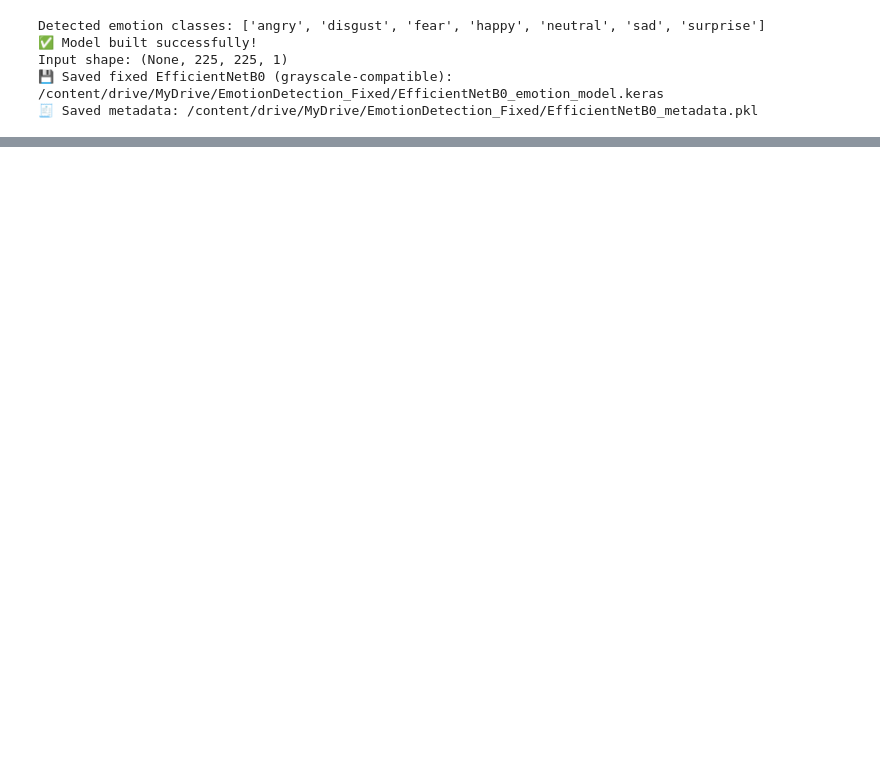
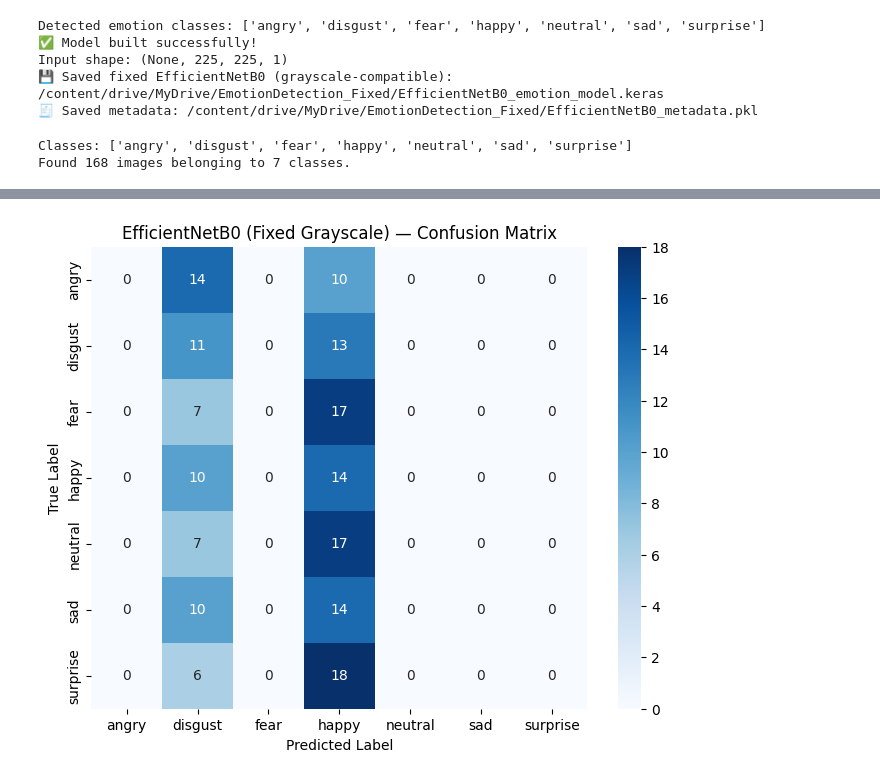
Before and after one commit to ak-0283/Emotion-Detection-Minor-Project, a Jupyter notebook: google_collab/pretrained_models/efficient_training_grayscale.ipynb, the cells around one changed output, grey strips where cells are left out. Saved outputs shown, nothing was run; the diff lists cells and outputs as text; code cells hidden in the pictures; blank space fills up the shorter version.

Commit message:
updating the code with the confusion matrix

```diff
--- a/google_collab/pretrained_models/efficient_training_grayscale.ipynb
+++ b/google_collab/pretrained_models/efficient_training_grayscale.ipynb
@@ -58,3 +58,73 @@ Input shape: (None, 225, 225, 1)
 # %%
 from google.colab import drive
 drive.mount('/content/drive')
+# %%
+import tensorflow as tf
+import numpy as np
+import pickle
+from pathlib import Path
+from sklearn.metrics import confusion_matrix, classification_report
+import seaborn as sns
+import matplotlib.pyplot as plt
+from tensorflow.keras.preprocessing.image import ImageDataGenerator
+
+# ------------------------------
+# Paths
+# ------------------------------
+model_path = "/content/drive/MyDrive/EmotionDetection_Fixed/EfficientNetB0_emotion_model.keras"
+meta_path  = "/content/drive/MyDrive/EmotionDetection_Fixed/EfficientNetB0_metadata.pkl"
+test_dir   = "/content/drive/MyDrive/24_images/test"
+
+# ------------------------------
+# Load model + metadata
+# ------------------------------
+model = tf.keras.models.load_model(model_path, compile=False)
+
+with open(meta_path, "rb") as f:
+    meta = pickle.load(f)
+
+labels = meta["emotion_labels"]
+num_classes = len(labels)
+print("Classes:", labels)
+
+# ------------------------------
+# Test Data Generator (Grayscale)
+# ------------------------------
+test_gen = ImageDataGenerator()
+test_data = test_gen.flow_from_directory(
+    test_dir,
+    target_size=(225, 225),
+    color_mode="grayscale",
+    class_mode="categorical",
+    shuffle=False,
+    batch_size=8
+)
+
+# ------------------------------
+# Predictions
+# ------------------------------
+preds = model.predict(test_data, verbose=1)
+y_pred = np.argmax(preds, axis=1)
+y_true = test_data.classes
+
+# ------------------------------
+# Confusion Matrix
+# ------------------------------
+cm = confusion_matrix(y_true, y_pred)
+
+plt.figure(figsize=(8, 6))
+sns.heatmap(cm, annot=True, fmt="d", cmap="Blues",
+            xticklabels=labels, yticklabels=labels)
+plt.title("EfficientNetB0 (Fixed Grayscale) — Confusion Matrix")
+plt.xlabel("Predicted Label")
+plt.ylabel("True Label")
+plt.show()
+
+# ------------------------------
+# Classification Report
+# ------------------------------
+print("\nClassification Report:")
+print(classification_report(y_true, y_pred, target_names=labels))
+# %% [output]
+Classes: ['angry', 'disgust', 'fear', 'happy', 'neutral', 'sad', 'surprise']
+Found 168 images belonging to 7 classes.
@@ -60,0 +132 @@ drive.mount('/content/drive')
+[figure, added]
```
Also changed, not shown: parts of 1 cell of this notebook, 3 other files.
